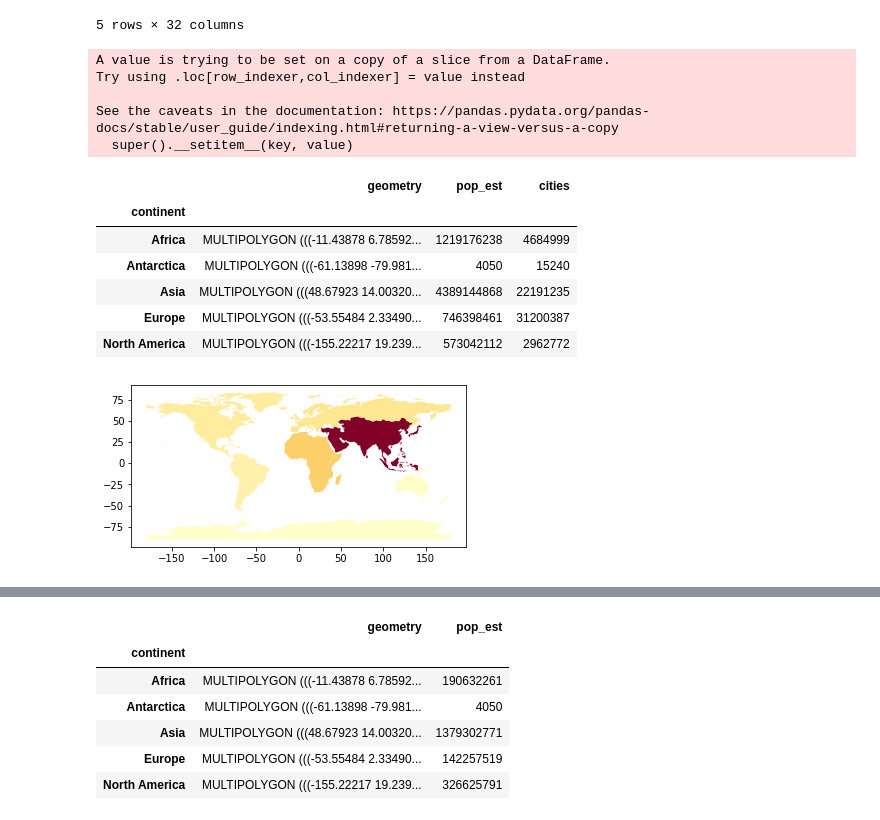
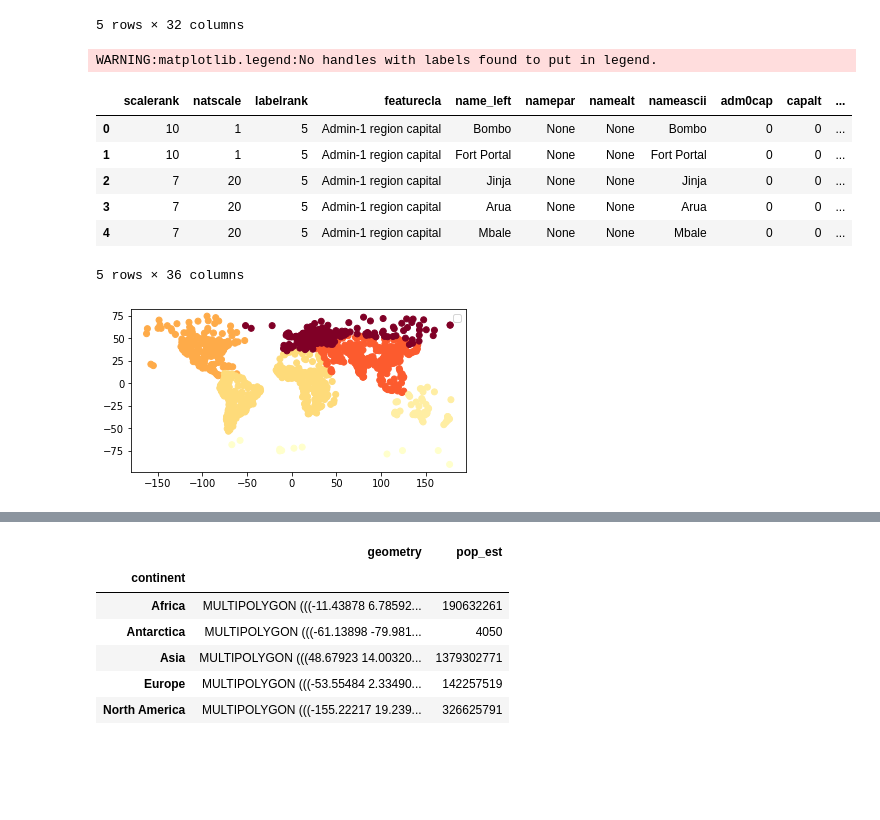
Before and after one commit to MarilynSmith1/EnvDatSci22, a Jupyter notebook: CodeSprints/VectorData101.ipynb, the cells around one changed output, grey strips where cells are left out. Drawn from its saved outputs; the diff is of its cells as text; code cells hidden in the pictures; blank space fills up the shorter version.

```diff
--- a/CodeSprints/VectorData101.ipynb
+++ b/CodeSprints/VectorData101.ipynb
@@ -741,40 +760,28 @@ cities.head()
 # %%
  # Task 6 code here:
 
- #What is the total urban population on each continent
-
-# Re-read in the world dataset
-world = gpd.read_file(gpd.datasets.get_path('naturalearth_lowres'))
-
-# Re-read in the city dataset
-cities = gpd.read_file(populated_places_path)
+#What is the total urban population on each continent
+#confused about this activity
 
 # Select only the attributes we're interested in:
-world1 = world[['continent', 'geometry', 'pop_est']]
+cities_with_country1 = cities_with_country[['continent', 'geometry', 'worldcity', 'pop_max', 'pop_other']]
 
-world1['cities'] = cities.pop_max
 
 # Dissolve into country aggregates, collecting the sum of other attributes
-urban_pop = world1.dissolve(by='continent', aggfunc='sum')
+cities_with_country1 = cities_with_country1.dissolve(by='continent', aggfunc='sum')
 
 #continents.plot(column = 'pop_est', scheme='quantiles', cmap='YlOrRd');
-urban_pop.plot(column = 'pop_est', cmap='YlOrRd');
+cities_with_country1.plot(column = 'worldcity', cmap='YlOrRd');
 
-#plt.legend()
-urban_pop.head()
-
-#world1.head()
+plt.legend()
+cities_with_country.head()
 # %% [output]
-A value is trying to be set on a copy of a slice from a DataFrame.
-Try using .loc[row_indexer,col_indexer] = value instead
-
-See the caveats in the documentation: https://pandas.pydata.org/pandas-docs/stable/user_guide/indexing.html#returning-a-view-versus-a-copy
-  super().__setitem__(key, value)
+WARNING:matplotlib.legend:No handles with labels found to put in legend.
-|  | geometry | pop_est | cities |
-| continent |  |  |  |
-| Africa | MULTIPOLYGON (((-11.43878 6.78592... | 1219176238 | 4684999 |
-| Antarctica | MULTIPOLYGON (((-61.13898 -79.981... | 4050 | 15240 |
-| Asia | MULTIPOLYGON (((48.67923 14.00320... | 4389144868 | 22191235 |
-| Europe | MULTIPOLYGON (((-53.55484 2.33490... | 746398461 | 31200387 |
-| North America | MULTIPOLYGON (((-155.22217 19.239... | 573042112 | 2962772 |
+|  | scalerank | natscale | labelrank | featurecla | name_left | namepar | namealt | nameascii | adm0cap | capalt | ... |
+| 0 | 10 | 1 | 5 | Admin-1 region capital | Bombo | None | None | Bombo | 0 | 0 | ... |
+| 1 | 10 | 1 | 5 | Admin-1 region capital | Fort Portal | None | None | Fort Portal | 0 | 0 | ... |
+| 2 | 7 | 20 | 5 | Admin-1 region capital | Jinja | None | None | Jinja | 0 | 0 | ... |
+| 3 | 7 | 20 | 5 | Admin-1 region capital | Arua | None | None | Arua | 0 | 0 | ... |
+| 4 | 7 | 20 | 5 | Admin-1 region capital | Mbale | None | None | Mbale | 0 | 0 | ... |
+5 rows × 36 columns
-[figure, old version]
+[figure, new version]
```
Also changed, not shown: parts of 10 cells of this notebook.
